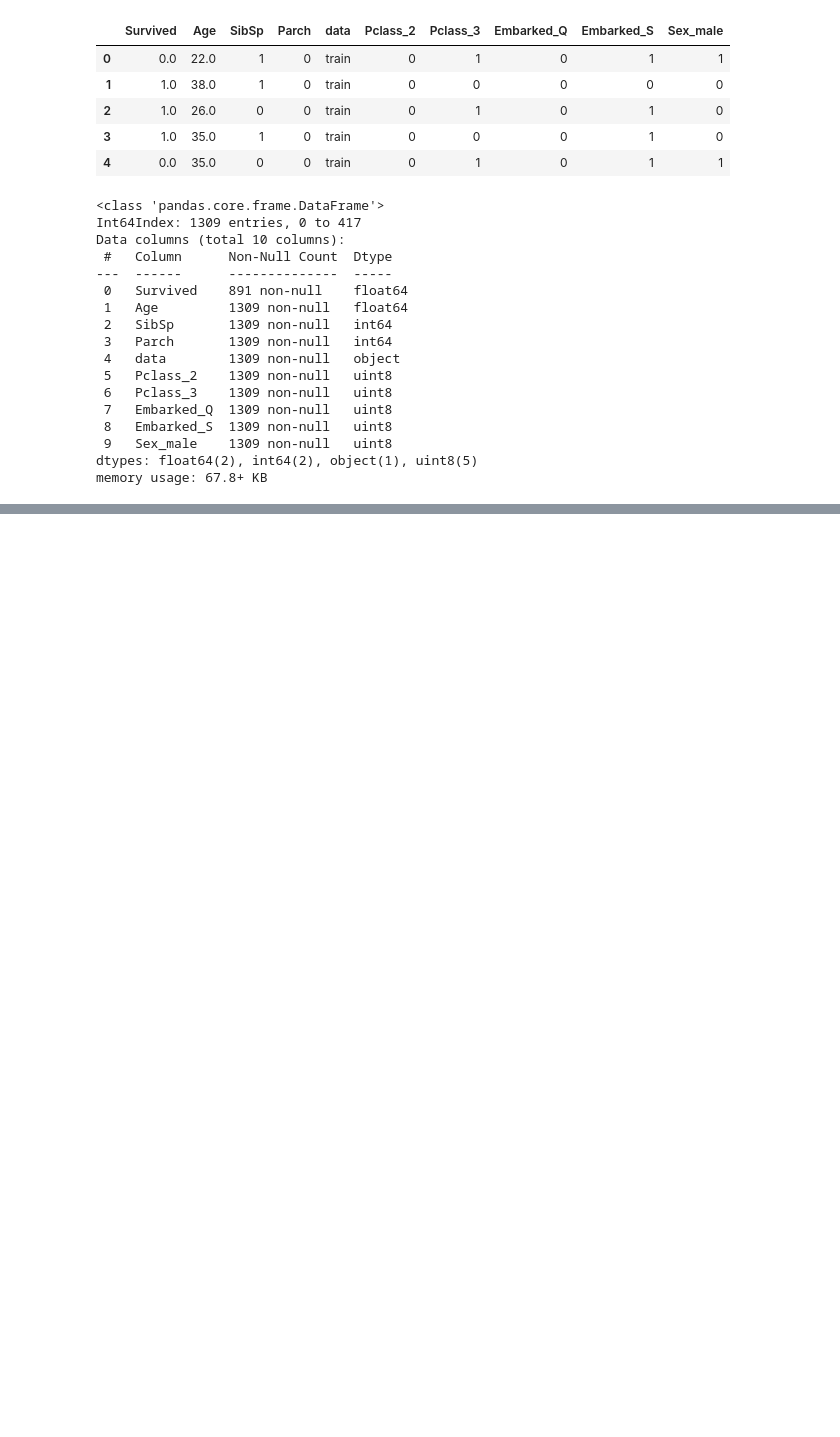
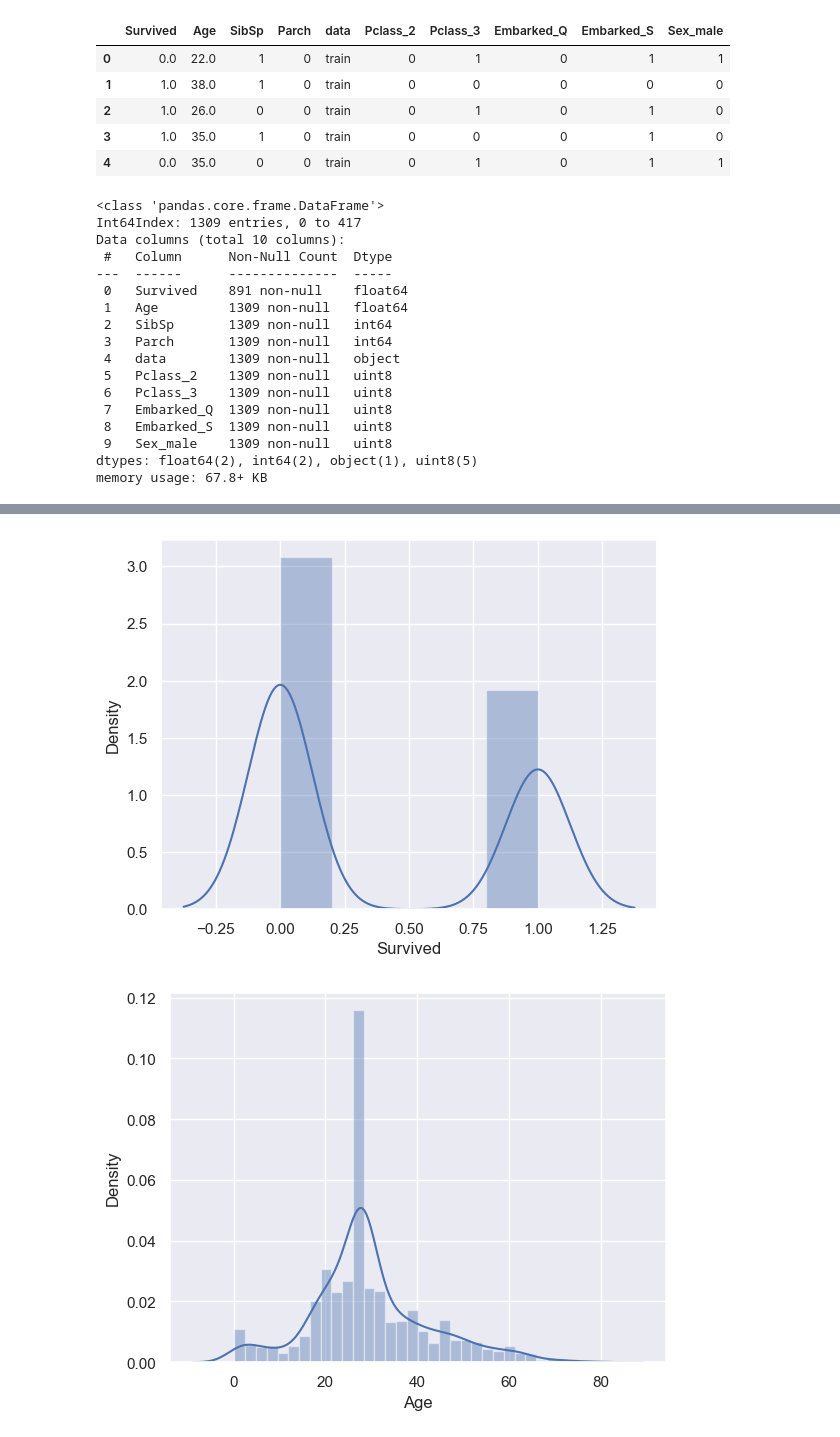
Before and after one commit to DastaN19/DataScienceProjects, a Jupyter notebook: TitanicPrediction/Titanic-data-analysis.ipynb, the cells around one changed output, grey strips where cells are left out. Cells and saved outputs as stored; diff of their text form; code cells hidden in the pictures; blank space fills up the shorter version.

```diff
--- a/TitanicPrediction/Titanic-data-analysis.ipynb
+++ b/TitanicPrediction/Titanic-data-analysis.ipynb
@@ -326,0 +345,5 @@ memory usage: 67.8+ KB
+# %%
+for i in all_data.columns:
+    print("**********"*5,i,'***************'*5)
+    print()
+    print(set(all_data[i].to_list()))
@@ -326,0 +368,10 @@ memory usage: 67.8+ KB
+# %%
+def distplots(col):
+    sns.distplot(all_data[col])
+    plt.show()
+
+for i in list(all_data.select_dtypes(exclude=['object']).columns):
+    distplots(i)
+# %% [output]
+[figure, added]
+[figure, added]
```
Also changed, not shown: parts of 42 cells of this notebook, 4 other files.
